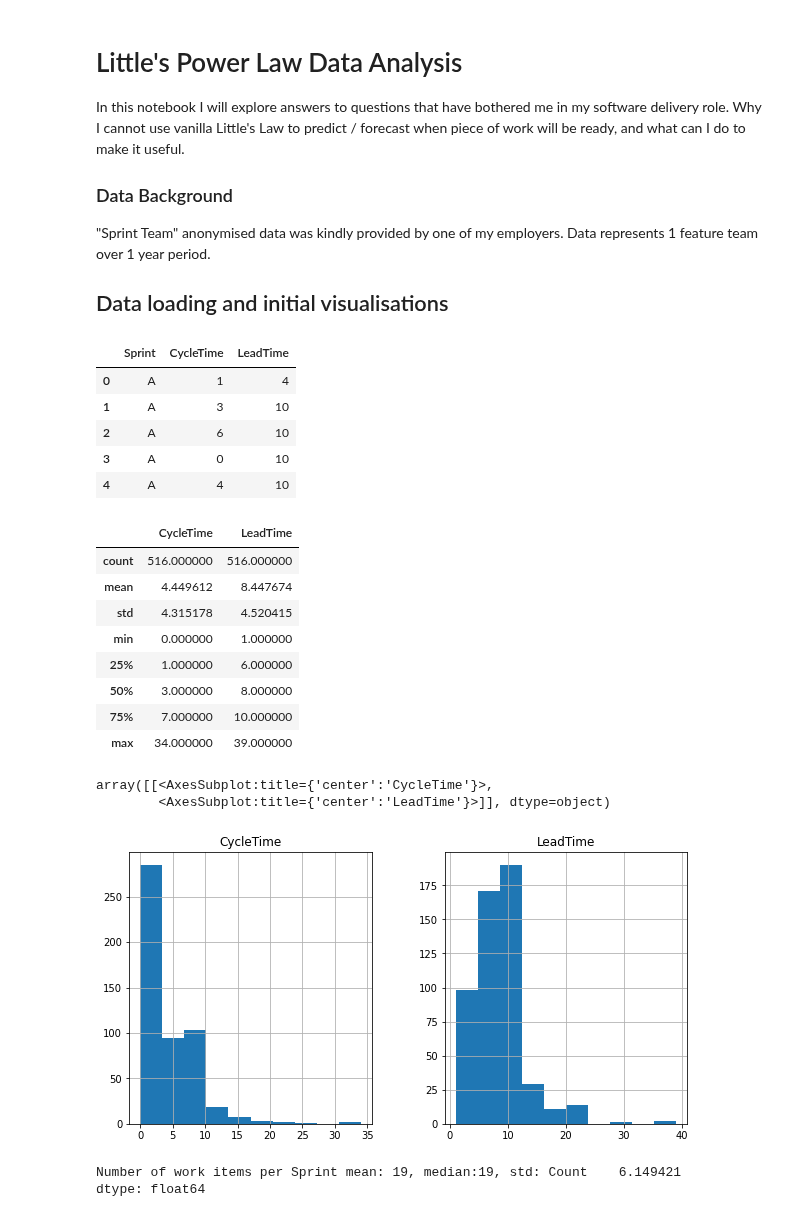
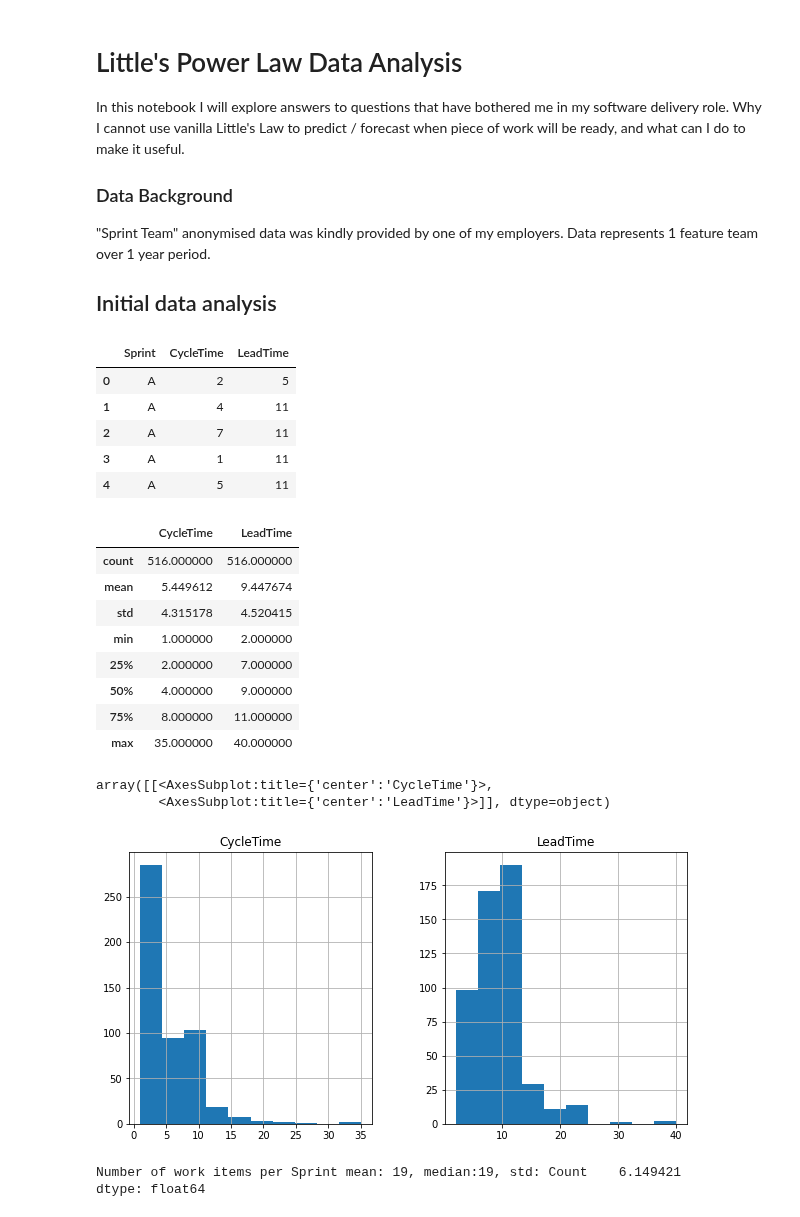
Before and after one commit to zkavtaskin/Lead-Time-Driven-Delivery-Simulation, a Jupyter notebook: Notebook/LittlePower.ipynb, the cells around one changed output. Drawn from its saved outputs; the diff is of its cells as text; code cells hidden in the pictures.

```diff
--- a/Notebook/LittlePower.ipynb
+++ b/Notebook/LittlePower.ipynb
@@ -5,40 +5,42 @@ In this notebook I will explore answers to questions that have bothered me in my
 ### Data Background
 "Sprint Team" anonymised data was kindly provided by one of my employers. Data represents 1 feature team over 1 year period.
 
-## Data loading and initial visualisations
+## Initial data analysis
 # %%
 import os
 import pandas as pd
 import numpy as np
 import matplotlib.pyplot as plt
 
 sprints = pd.read_csv("sprintTeam.csv")
+sprints["CycleTime"] = sprints["CycleTime"]+1
+sprints["LeadTime"] = sprints["LeadTime"]+1
 display(sprints.head())
 # %% [output]
 |  | Sprint | CycleTime | LeadTime |
-| 0 | A | 1 | 4 |
-| 1 | A | 3 | 10 |
-| 2 | A | 6 | 10 |
-| 3 | A | 0 | 10 |
-| 4 | A | 4 | 10 |
+| 0 | A | 2 | 5 |
+| 1 | A | 4 | 11 |
+| 2 | A | 7 | 11 |
+| 3 | A | 1 | 11 |
+| 4 | A | 5 | 11 |
 # %%
 sprints.describe()
 # %% [output]
 |  | CycleTime | LeadTime |
 | count | 516.000000 | 516.000000 |
-| mean | 4.449612 | 8.447674 |
+| mean | 5.449612 | 9.447674 |
 | std | 4.315178 | 4.520415 |
-| min | 0.000000 | 1.000000 |
-| 25% | 1.000000 | 6.000000 |
-| 50% | 3.000000 | 8.000000 |
-| 75% | 7.000000 | 10.000000 |
-| max | 34.000000 | 39.000000 |
+| min | 1.000000 | 2.000000 |
+| 25% | 2.000000 | 7.000000 |
+| 50% | 4.000000 | 9.000000 |
+| 75% | 8.000000 | 11.000000 |
+| max | 35.000000 | 40.000000 |
 # %%
 sprints.hist(figsize=(10,5))
 # %% [output]
 array([[<AxesSubplot:title={'center':'CycleTime'}>,
         <AxesSubplot:title={'center':'LeadTime'}>]], dtype=object)
-[figure, old version]
+[figure, new version]
 # %%
 sprints_workitem_count = sprints.groupby('Sprint').agg(Count =('Sprint', 'count'))
 sprints_workitem_count = sprints_workitem_count.reset_index()
```
Also changed, not shown: parts of 5 cells of this notebook, 2 other files.
